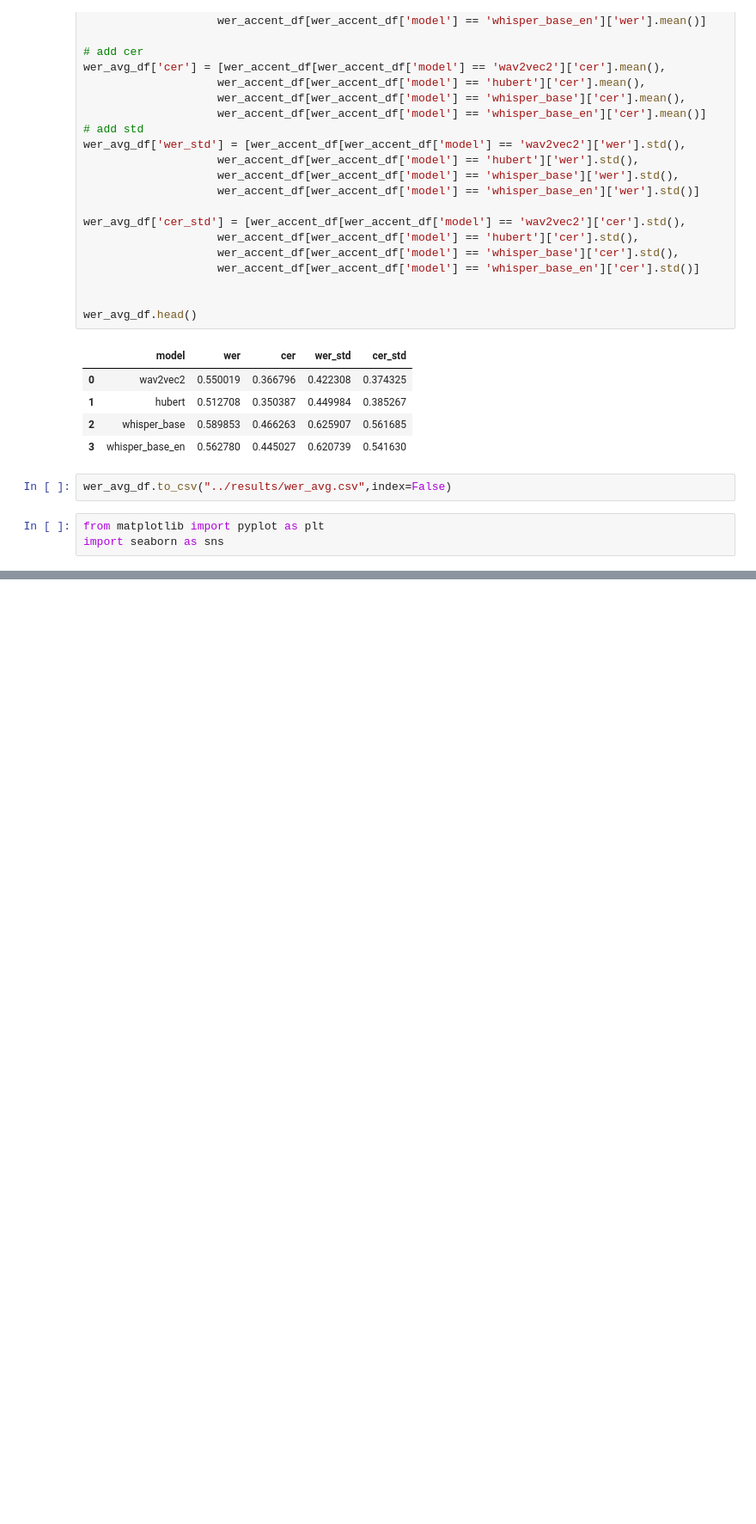
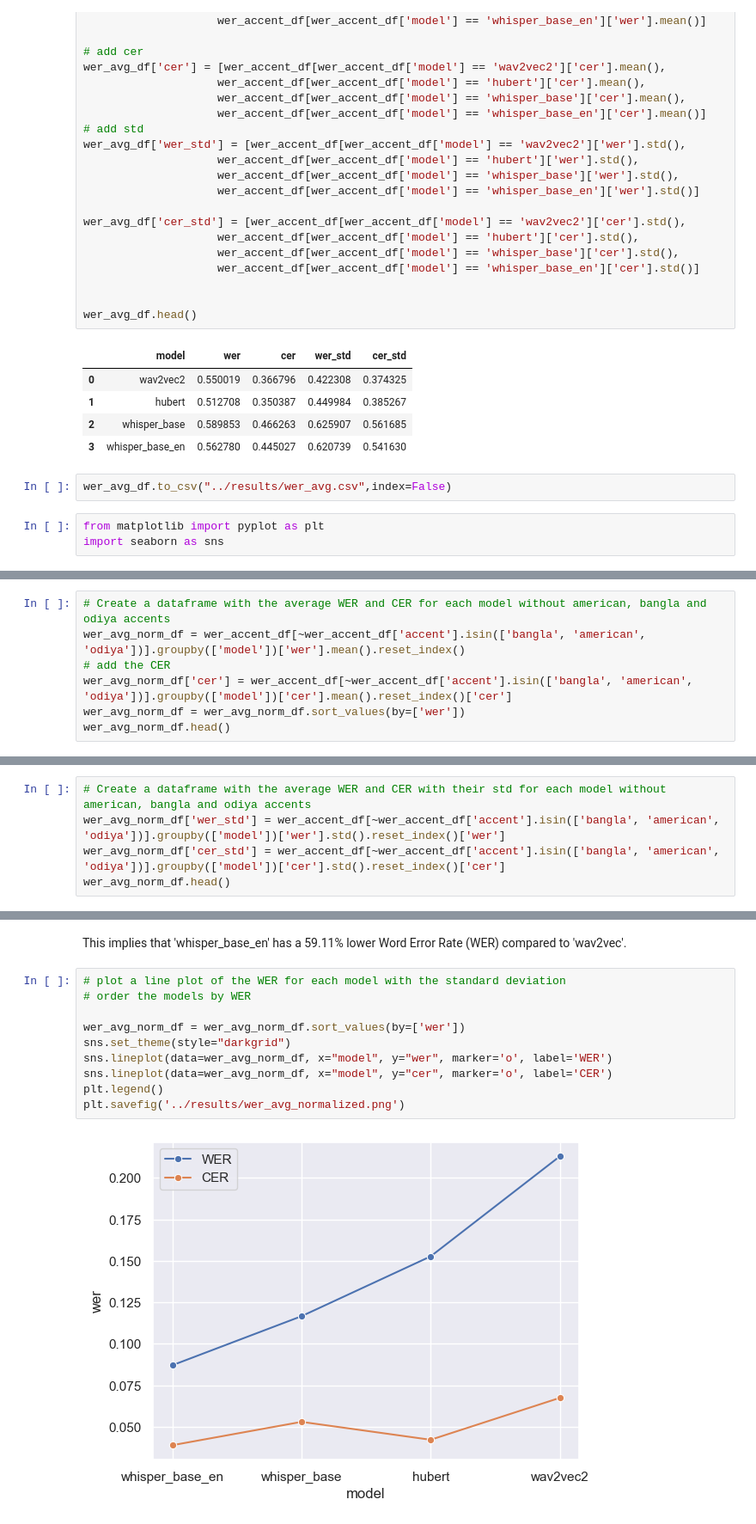
Before and after one commit to Blaizzy/evaluating-asr-accent-robustness, a Jupyter notebook: scripts/eval.ipynb, the cells around one changed output, grey strips where cells are left out. Shown at 86% size. Cells and saved outputs as stored; diff of their text form; blank space fills up the shorter version.

```diff
--- a/scripts/eval.ipynb
+++ b/scripts/eval.ipynb
@@ -364,0 +399,7 @@ plt.savefig('../results/wer_accent.png')
+# %%
+# Create a dataframe with the average WER and CER for each model without american, bangla and odiya accents
+wer_avg_norm_df = wer_accent_df[~wer_accent_df['accent'].isin(['bangla', 'american', 'odiya'])].groupby(['model'])['wer'].mean().reset_index()
+# add the CER
+wer_avg_norm_df['cer'] = wer_accent_df[~wer_accent_df['accent'].isin(['bangla', 'american', 'odiya'])].groupby(['model'])['cer'].mean().reset_index()['cer']
+wer_avg_norm_df = wer_avg_norm_df.sort_values(by=['wer'])
+wer_avg_norm_df.head()
@@ -364,0 +412,5 @@ plt.savefig('../results/wer_accent.png')
+# %%
+# Create a dataframe with the average WER and CER with their std for each model without american, bangla and odiya accents
+wer_avg_norm_df['wer_std'] = wer_accent_df[~wer_accent_df['accent'].isin(['bangla', 'american', 'odiya'])].groupby(['model'])['wer'].std().reset_index()['wer']
+wer_avg_norm_df['cer_std'] = wer_accent_df[~wer_accent_df['accent'].isin(['bangla', 'american', 'odiya'])].groupby(['model'])['cer'].std().reset_index()['cer']
+wer_avg_norm_df.head()
@@ -364,0 +457,14 @@ plt.savefig('../results/wer_accent.png')
+# %% [markdown]
+This implies that 'whisper_base_en' has a 59.11% lower Word Error Rate (WER) compared to 'wav2vec'.
+# %%
+# plot a line plot of the WER for each model with the standard deviation
+# order the models by WER
+
+wer_avg_norm_df = wer_avg_norm_df.sort_values(by=['wer'])
+sns.set_theme(style="darkgrid")
+sns.lineplot(data=wer_avg_norm_df, x="model", y="wer", marker='o', label='WER')
+sns.lineplot(data=wer_avg_norm_df, x="model", y="cer", marker='o', label='CER')
+plt.legend()
+plt.savefig('../results/wer_avg_normalized.png')
+# %% [output]
+[figure, added]
```
Also changed, not shown: parts of 20 cells of this notebook, 14 other files.
